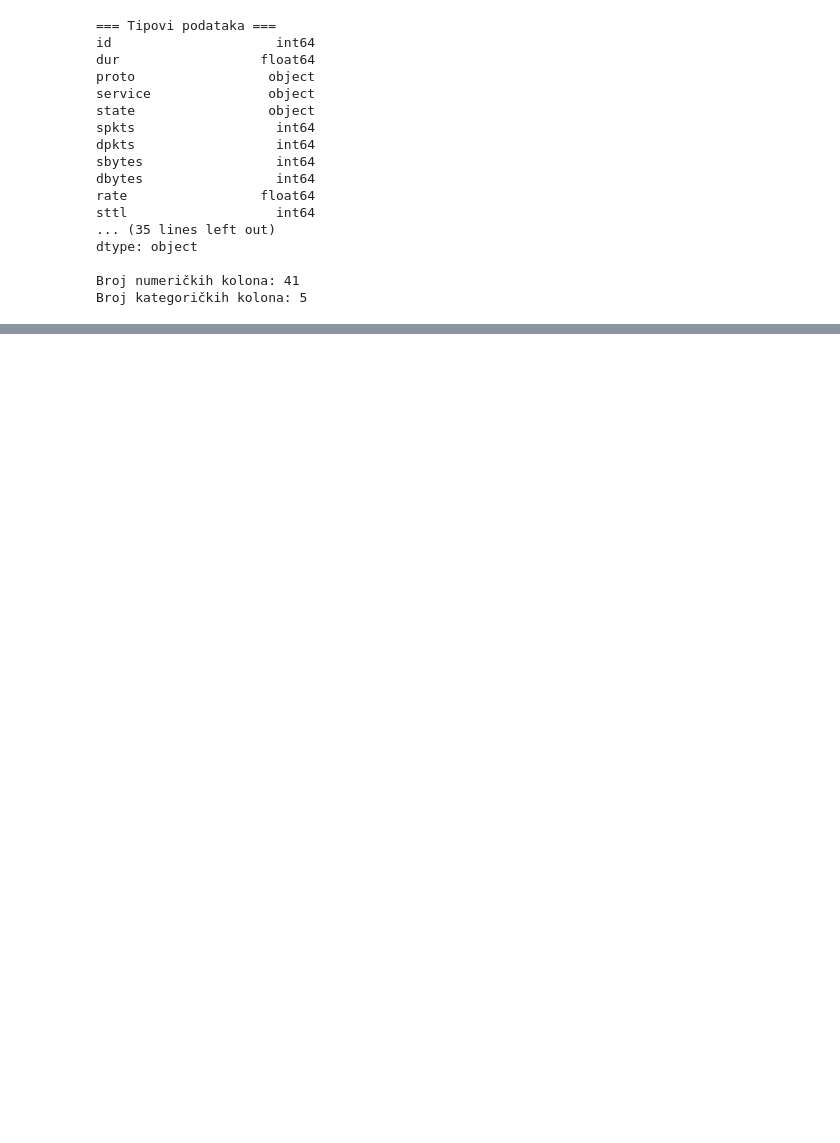
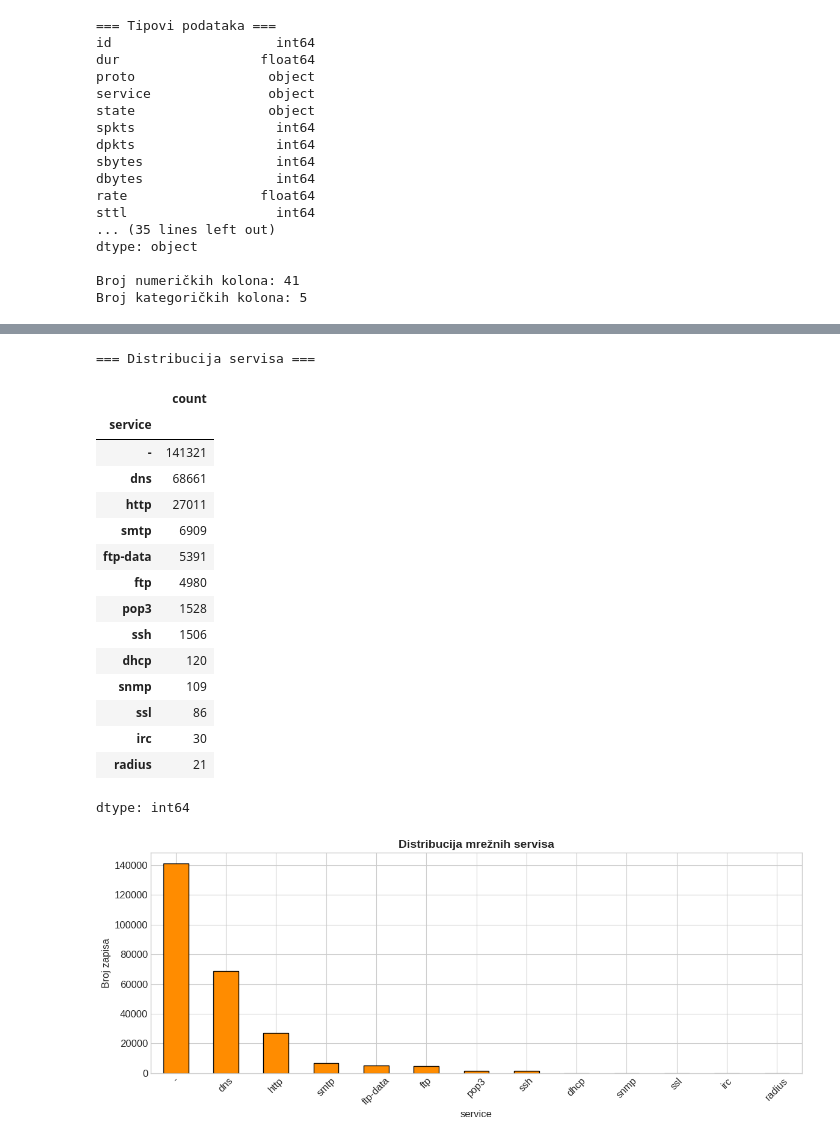
Before and after one commit to fadzankerim/Network-Intrusion-Detection-System, a Jupyter notebook: EDA.ipynb, the cells around one changed output, grey strips where cells are left out. Saved outputs shown, nothing was run; the diff lists cells and outputs as text; code cells hidden in the pictures; blank space fills up the shorter version.

```diff
--- a/EDA.ipynb
+++ b/EDA.ipynb
@@ -345,0 +634,32 @@ plt.show()
+# %%
+# Analiza 'service' kolone
+print('=== Distribucija servisa ===')
+service_counts = df['service'].value_counts()
+display(service_counts)
+
+fig, ax = plt.subplots(figsize=(12, 5))
+service_counts.plot(kind='bar', ax=ax, color='darkorange', edgecolor='black')
+ax.set_title('Distribucija mrežnih servisa', fontsize=14, fontweight='bold')
+ax.set_ylabel('Broj zapisa')
+ax.tick_params(axis='x', rotation=45)
+plt.tight_layout()
+plt.show()
+# %% [output]
+=== Distribucija servisa ===
+|  | count |
+| service |  |
+| - | 141321 |
+| dns | 68661 |
+| http | 27011 |
+| smtp | 6909 |
+| ftp-data | 5391 |
+| ftp | 4980 |
+| pop3 | 1528 |
+| ssh | 1506 |
+| dhcp | 120 |
+| snmp | 109 |
+| ssl | 86 |
+| irc | 30 |
+| radius | 21 |
+dtype: int64
+[figure, added]
```
Also changed, not shown: parts of 31 cells of this notebook.
